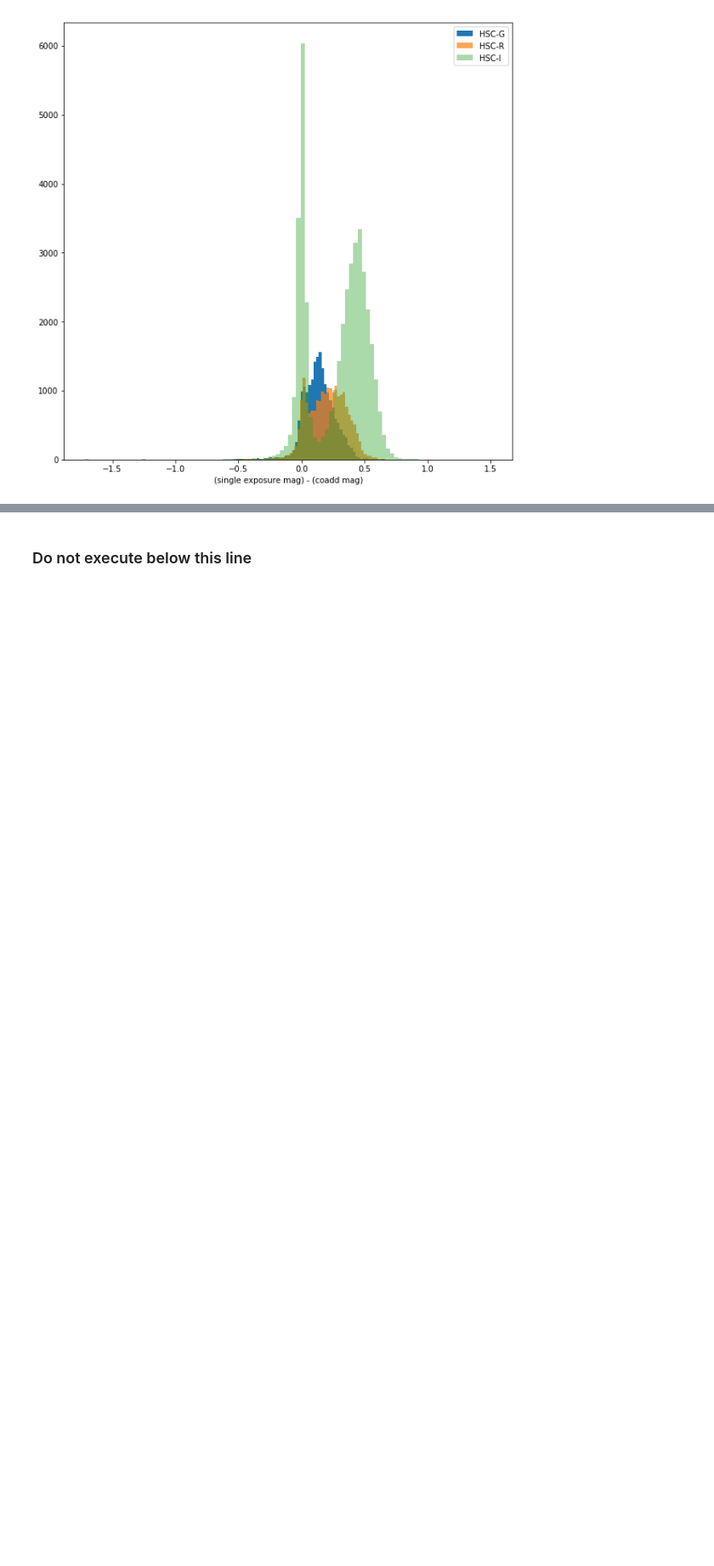
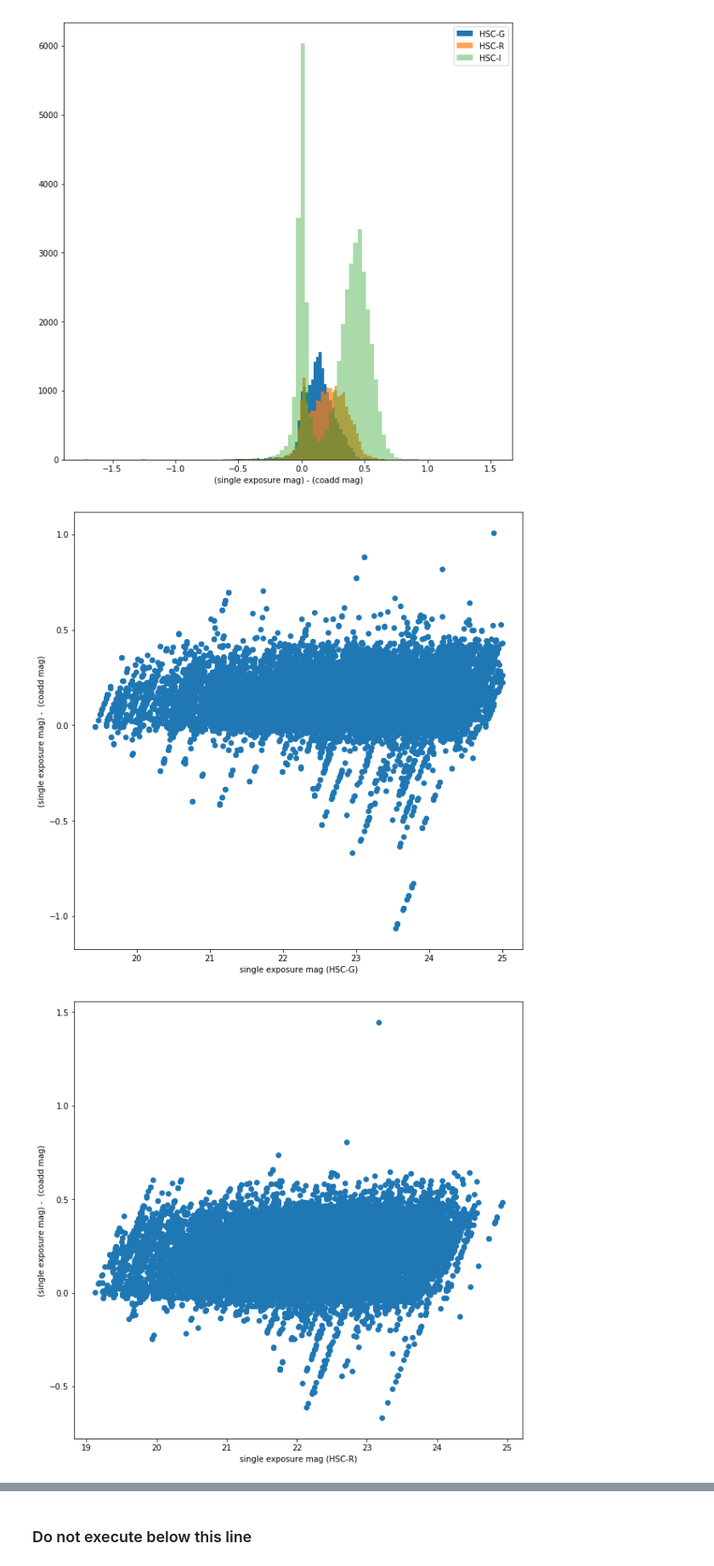
Before and after one commit to lsst-com/requirements_notebooks, a Jupyter notebook: TestCases/LVV-T389.ipynb, the cells around one changed output, grey strips where cells are left out. Shown: that part at 85% size. Saved outputs shown, nothing was run; the diff lists cells and outputs as text; code cells hidden in the pictures; blank space fills up the shorter version.

Commit message:
plot deviation from coadd vs. single mag

```diff
--- a/TestCases/LVV-T389.ipynb
+++ b/TestCases/LVV-T389.ipynb
@@ -405,7 +405,7 @@ median_by_filter = {}
 ct_by_filter = {}
 frac_deviate_by_filter = {}
 deviation_from_coadd_mag = {}
-coadd_mag_arr = {}
+single_mag_arr = {}
 fit_dist_arr = {}
 for filter_name in unq_filter_list:
     rms_by_filter[filter_name] = []
@@ -414,7 +414,7 @@ for filter_name in unq_filter_list:
     ct_by_filter[filter_name] = []
     frac_deviate_by_filter[filter_name] = []
     deviation_from_coadd_mag[filter_name] = []
-    coadd_mag_arr[filter_name] = []
+    single_mag_arr[filter_name] = []
     fit_dist_arr[filter_name] = []
     is_filter = (single_fit_filter==filter_name)
     for unq_id in single_fit_unq_id:
@@ -438,7 +438,7 @@ for filter_name in unq_filter_list:
             deviate = np.where(np.abs(d_mag)>pa2_limit[filter_name])
             frac_deviate_by_filter[filter_name].append(len(deviate[0])/np.sum(of_interest))
             deviation_from_coadd_mag[filter_name].append(single_fit_mag[of_interest]-coadd_mag)
-            coadd_mag_arr[filter_name].append(single_fit_mag[of_interest])
+            single_mag_arr[filter_name].append(single_fit_mag[of_interest])
             fit_dist_arr[filter_name].append(fit_dist_valid[of_interest])
 
 for filter_name in rms_by_filter:
@@ -448,7 +448,7 @@ for filter_name in rms_by_filter:
     ct_by_filter[filter_name] = np.array(ct_by_filter[filter_name])
     frac_deviate_by_filter[filter_name] = np.array(frac_deviate_by_filter[filter_name])
     deviation_from_coadd_mag[filter_name] = np.concatenate(deviation_from_coadd_mag[filter_name])
-    coadd_mag_arr[filter_name] = np.concatenate(coadd_mag_arr[filter_name])
+    single_mag_arr[filter_name] = np.concatenate(single_mag_arr[filter_name])
     fit_dist_arr[filter_name] = np.concatenate(fit_dist_arr[filter_name])
 # %% [markdown]
 Plot distribution of RMS scatter in magnitude measurements
@@ -513,3 +513,12 @@ plt.xlabel('(single exposure mag) - (coadd mag)')
 plt.show()
 # %% [output]
 [figure]
+# %%
+for bp in [b'HSC-G', b'HSC-R', b'HSC-I']:
+    plt.figure(figsize=(10,10))
+    plt.scatter(single_mag_arr[bp], deviation_from_coadd_mag[bp])
+    plt.xlabel('single exposure mag (%s)' % bp.decode())
+    plt.ylabel('(single exposure mag) -  (coadd mag)')
+# %% [output]
+[figure, added]
+[figure, added]
```
Also changed, not shown: parts of 1 cell of this notebook.
